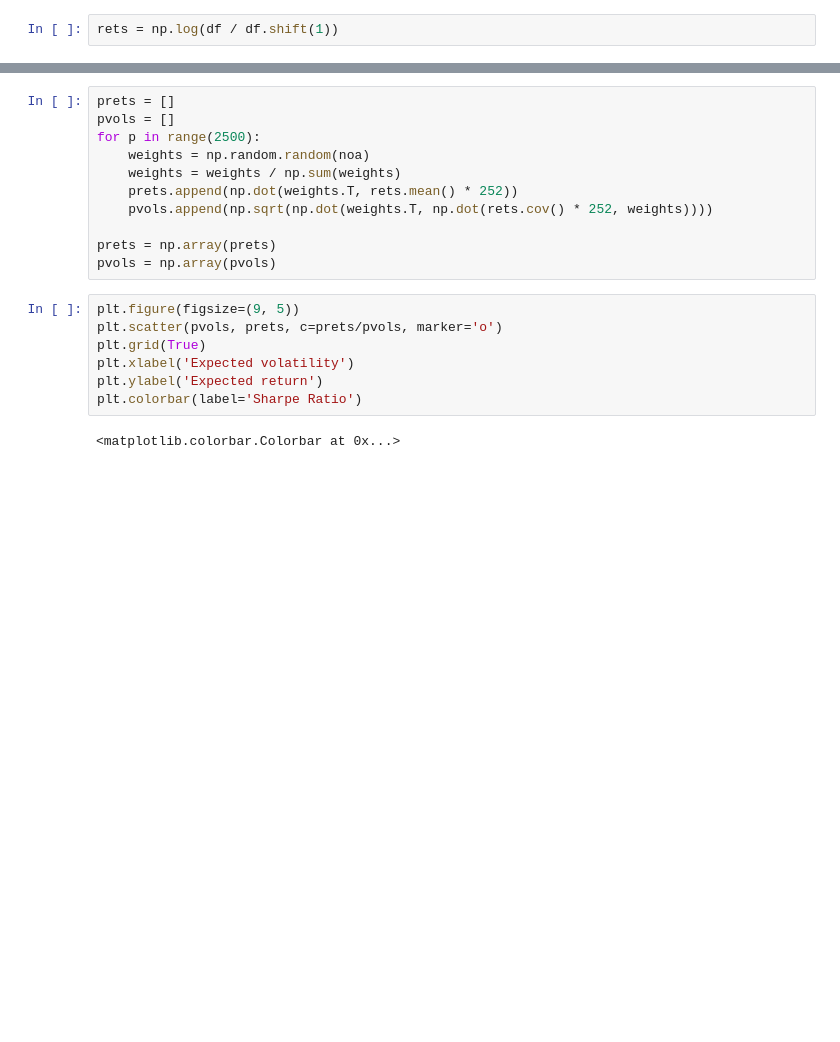
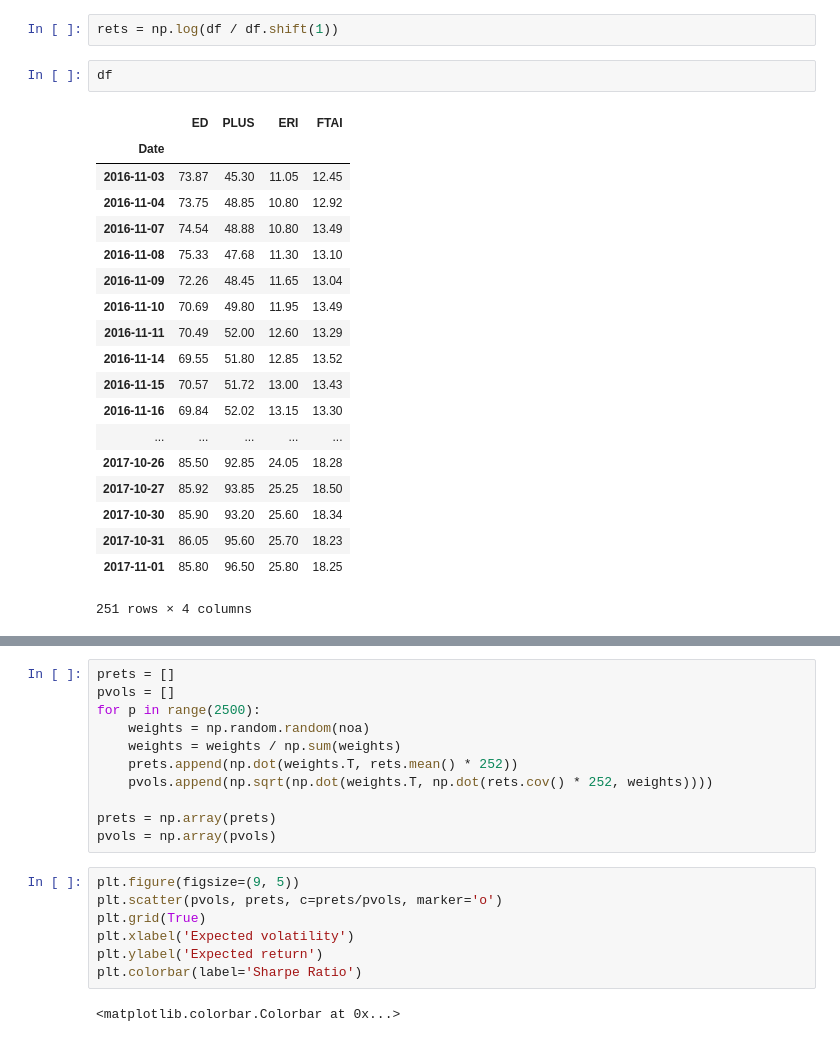
Before and after one commit to ahorjia/RTStock, a Jupyter notebook: TAPython/Portfolio.ipynb, the cells around one changed output, grey strips where cells are left out. Saved outputs shown, nothing was run; the diff lists cells and outputs as text; blank space fills up the shorter version.

```diff
--- a/TAPython/Portfolio.ipynb
+++ b/TAPython/Portfolio.ipynb
@@ -56,5 +57,27 @@ http://pandas.pydata.org/pandas-docs/stable/indexing.html#ix-indexer-is-deprecat
 # %%
 rets = np.log(df / df.shift(1))
+# %%
+df
+# %% [output]
+|  | ED | PLUS | ERI | FTAI |
+| Date |  |  |  |  |
+| 2016-11-03 | 73.87 | 45.30 | 11.05 | 12.45 |
+| 2016-11-04 | 73.75 | 48.85 | 10.80 | 12.92 |
+| 2016-11-07 | 74.54 | 48.88 | 10.80 | 13.49 |
+| 2016-11-08 | 75.33 | 47.68 | 11.30 | 13.10 |
+| 2016-11-09 | 72.26 | 48.45 | 11.65 | 13.04 |
+| 2016-11-10 | 70.69 | 49.80 | 11.95 | 13.49 |
+| 2016-11-11 | 70.49 | 52.00 | 12.60 | 13.29 |
+| 2016-11-14 | 69.55 | 51.80 | 12.85 | 13.52 |
+| 2016-11-15 | 70.57 | 51.72 | 13.00 | 13.43 |
+| 2016-11-16 | 69.84 | 52.02 | 13.15 | 13.30 |
+| ... | ... | ... | ... | ... |
+| 2017-10-26 | 85.50 | 92.85 | 24.05 | 18.28 |
+| 2017-10-27 | 85.92 | 93.85 | 25.25 | 18.50 |
+| 2017-10-30 | 85.90 | 93.20 | 25.60 | 18.34 |
+| 2017-10-31 | 86.05 | 95.60 | 25.70 | 18.23 |
+| 2017-11-01 | 85.80 | 96.50 | 25.80 | 18.25 |
+251 rows × 4 columns
 # %%
 rets.mean() * 252
 # %% [output]
```
Also changed, not shown: parts of 16 cells of this notebook.
